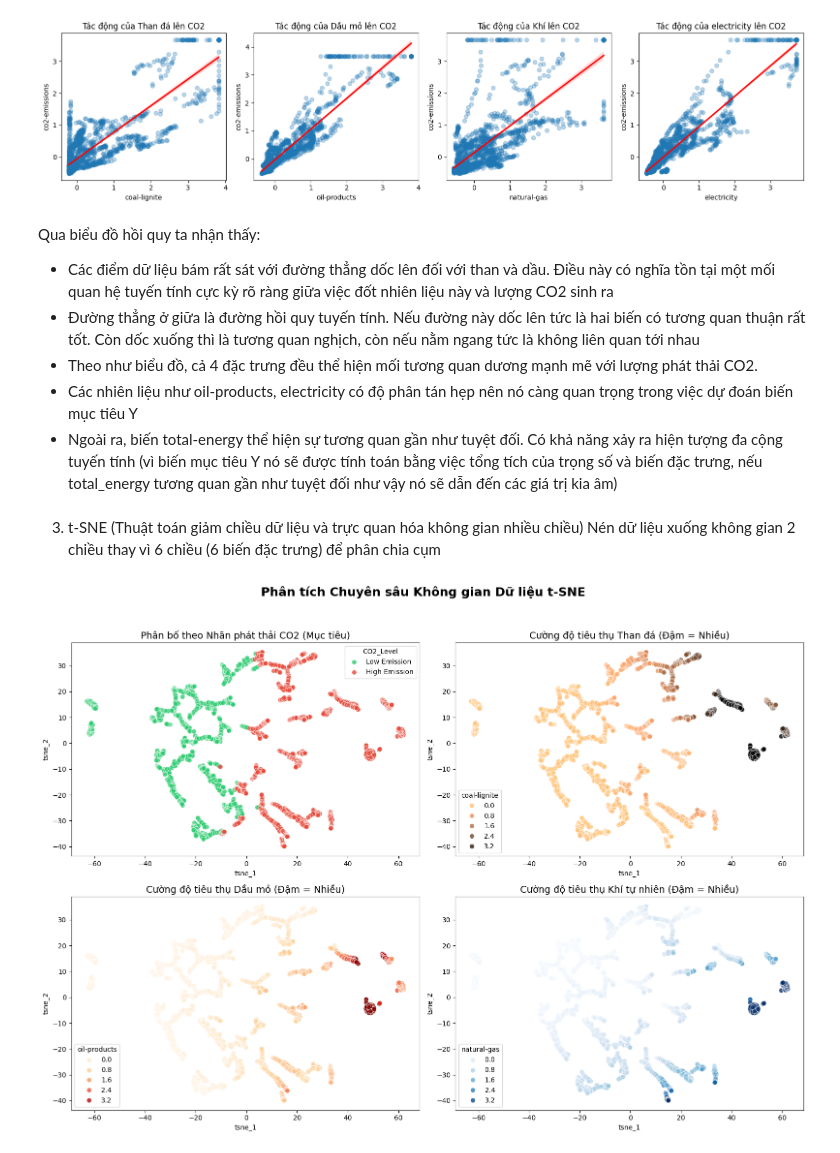
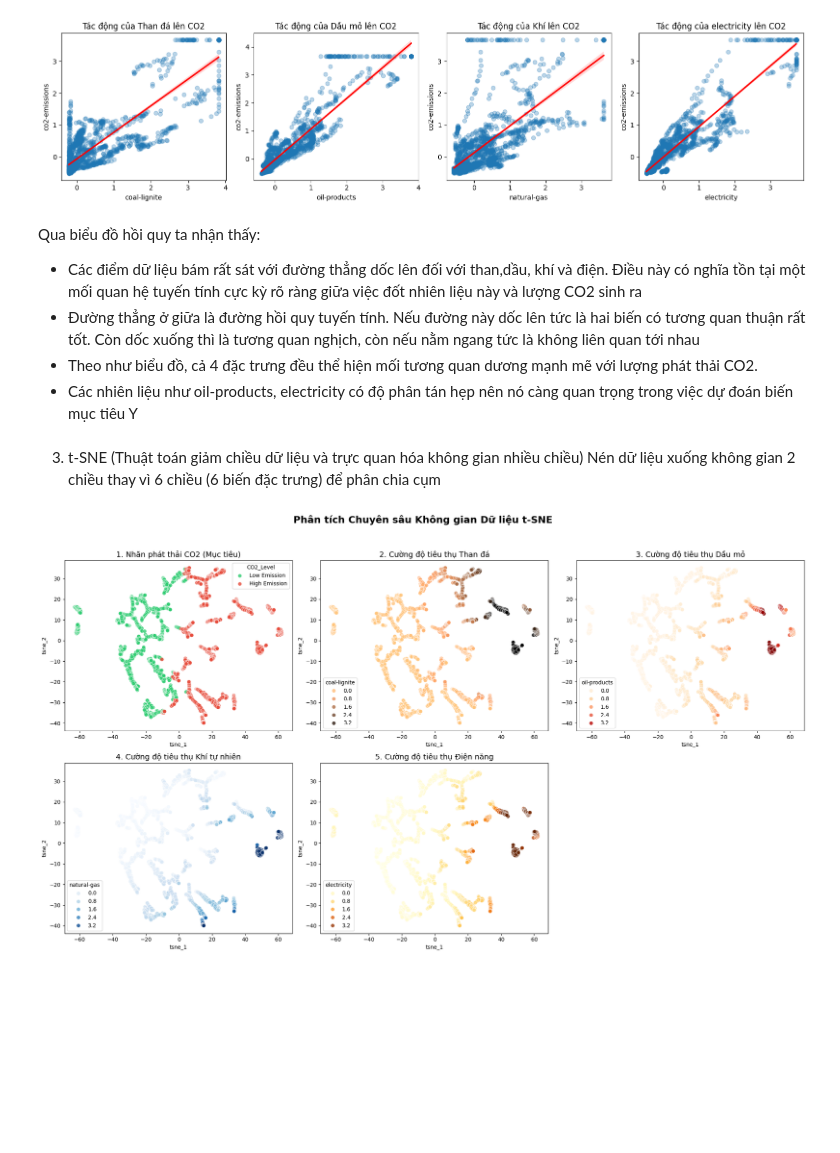
Before and after one commit to NganBui25/-CO2-Emissions-Prediction, a Jupyter notebook: full_data_crawler.ipynb, the cells around one changed output. Saved outputs shown, nothing was run; the diff lists cells and outputs as text; code cells hidden in the pictures; blank space fills up the shorter version.

```diff
--- a/full_data_crawler.ipynb
+++ b/full_data_crawler.ipynb
@@ -1037,11 +1032,10 @@ plt.show()
 [figure]
 # %% [markdown]
 Qua biểu đồ hồi quy ta nhận thấy:
-- Các điểm dữ liệu bám rất sát với đường thẳng dốc lên đối với than và dầu. Điều này có nghĩa tồn tại một mối quan hệ tuyến tính cực kỳ rõ ràng giữa việc đốt nhiên liệu này và lượng CO2 sinh ra
+- Các điểm dữ liệu bám rất sát với đường thẳng dốc lên đối với than,dầu, khí và điện. Điều này có nghĩa tồn tại một mối quan hệ tuyến tính cực kỳ rõ ràng giữa việc đốt nhiên liệu này và lượng CO2 sinh ra
 - Đường thẳng ở giữa là đường hồi quy tuyến tính. Nếu đường này dốc lên tức là hai biến có tương quan thuận rất tốt. Còn dốc xuống thì là tương quan nghịch, còn nếu nằm ngang tức là không liên quan tới nhau
 - Theo như biểu đồ, cả 4 đặc trưng đều thể hiện mối tương quan dương mạnh mẽ với lượng phát thải CO2.
 - Các nhiên liệu như oil-products, electricity có độ phân tán hẹp nên nó càng quan trọng trong việc dự đoán biến mục tiêu Y
-- Ngoài ra, biến total-energy thể hiện sự tương quan gần như tuyệt đối. Có khả năng xảy ra hiện tượng đa cộng tuyến tính (vì biến mục tiêu Y nó sẽ được tính toán bằng việc tổng tích của trọng số và biến đặc trưng, nếu total_energy tương quan gần như tuyệt đối như vậy nó sẽ dẫn đến các giá trị kia âm)
 # %% [markdown]
 3. t-SNE (Thuật toán giảm chiều dữ liệu và trực quan hóa không gian nhiều chiều)
 Nén dữ liệu xuống không gian 2 chiều thay vì 6 chiều (6 biến đặc trưng) để phân chia cụm
@@ -1052,48 +1046,46 @@ import matplotlib.pyplot as plt
 import seaborn as sns
 from sklearn.manifold import TSNE
 
-# 1. Dữ liệu (Dùng 4 biến đã được "minh oan" và xác nhận là tốt nhất)
 features = ['coal-lignite', 'natural-gas', 'oil-products', 'electricity']
 X = df[features]
 
-# 2. Chạy t-SNE ĐÚNG 1 LẦN (để cố định tọa độ các chấm)
 tsne = TSNE(n_components=2, random_state=42, perplexity=30)
 tsne_results = tsne.fit_transform(X)
 
 df['tsne_1'] = tsne_results[:, 0]
 df['tsne_2'] = tsne_results[:, 1]
 
-# Tạo biến phân loại CO2 (như cũ) để vẽ cho bức 1
 median_co2 = df['co2-emissions'].median()
 df['CO2_Level'] = np.where(df['co2-emissions'] > median_co2, 'High Emission', 'Low Emission')
 
-# 3. VẼ LƯỚI 4 BIỂU ĐỒ (2x2)
-fig, axes = plt.subplots(2, 2, figsize=(16, 12))
+fig, axes = plt.subplots(2, 3, figsize=(20, 12))
 fig.suptitle('Phân tích Chuyên sâu Không gian Dữ liệu t-SNE', fontsize=18, fontweight='bold')
 
-# Bức 1: Tô màu theo Nhãn CO2 (Categorical)
 sns.scatterplot(x='tsne_1', y='tsne_2', hue='CO2_Level', palette={'Low Emission': '#2ecc71', 'High Emission': '#e74c3c'},
                 data=df, ax=axes[0, 0], s=50, alpha=0.8)
-axes[0, 0].set_title('Phân bố theo Nhãn phát thải CO2 (Mục tiêu)', fontsize=14)
+axes[0, 0].set_title('1. Nhãn phát thải CO2 (Mục tiêu)', fontsize=14)
 
-# Bức 2: Tô màu theo Than đá (Continuous) - Dải màu Đen/Nâu
 sns.scatterplot(x='tsne_1', y='tsne_2', hue='coal-lignite', palette='copper_r',
                 data=df, ax=axes[0, 1], s=50, alpha=0.8)
-axes[0, 1].set_title('Cường độ tiêu thụ Than đá (Đậm = Nhiều)', fontsize=14)
+axes[0, 1].set_title('2. Cường độ tiêu thụ Than đá', fontsize=14)
 
-# Bức 3: Tô màu theo Dầu mỏ (Continuous) - Dải màu Đỏ/Cam
 sns.scatterplot(x='tsne_1', y='tsne_2', hue='oil-products', palette='OrRd',
+                data=df, ax=axes[0, 2], s=50, alpha=0.8)
+axes[0, 2].set_title('3. Cường độ tiêu thụ Dầu mỏ', fontsize=14)
+
+sns.scatterplot(x='tsne_1', y='tsne_2', hue='natural-gas', palette='Blues',
                 data=df, ax=axes[1, 0], s=50, alpha=0.8)
-axes[1, 0].set_title('Cường độ tiêu thụ Dầu mỏ (Đậm = Nhiều)', fontsize=14)
+axes[1, 0].set_title('4. Cường độ tiêu thụ Khí tự nhiên', fontsize=14)
 
-# Bức 4: Tô màu theo Khí tự nhiên (Continuous) - Dải màu Xanh dương
-sns.scatterplot(x='tsne_1', y='tsne_2', hue='natural-gas', palette='Blues',
+sns.scatterplot(x='tsne_1', y='tsne_2', hue='electricity', palette='YlOrBr',
                 data=df, ax=axes[1, 1], s=50, alpha=0.8)
-axes[1, 1].set_title('Cường độ tiêu thụ Khí tự nhiên (Đậm = Nhiều)', fontsize=14)
+axes[1, 1].set_title('5. Cường độ tiêu thụ Điện năng', fontsize=14)
 
-plt.tight_layout(rect=[0, 0.03, 1, 0.95]) # Chừa chỗ cho cái Title tổng
+axes[1, 2].axis('off')
+
+plt.tight_layout(rect=[0, 0.03, 1, 0.95])
 plt.show()
 # %% [output]
-[figure, old version]
+[figure, new version]
 # %% [markdown]
 Nhận xét với t-SNE:
```
Also changed, not shown: parts of 3 cells of this notebook.
